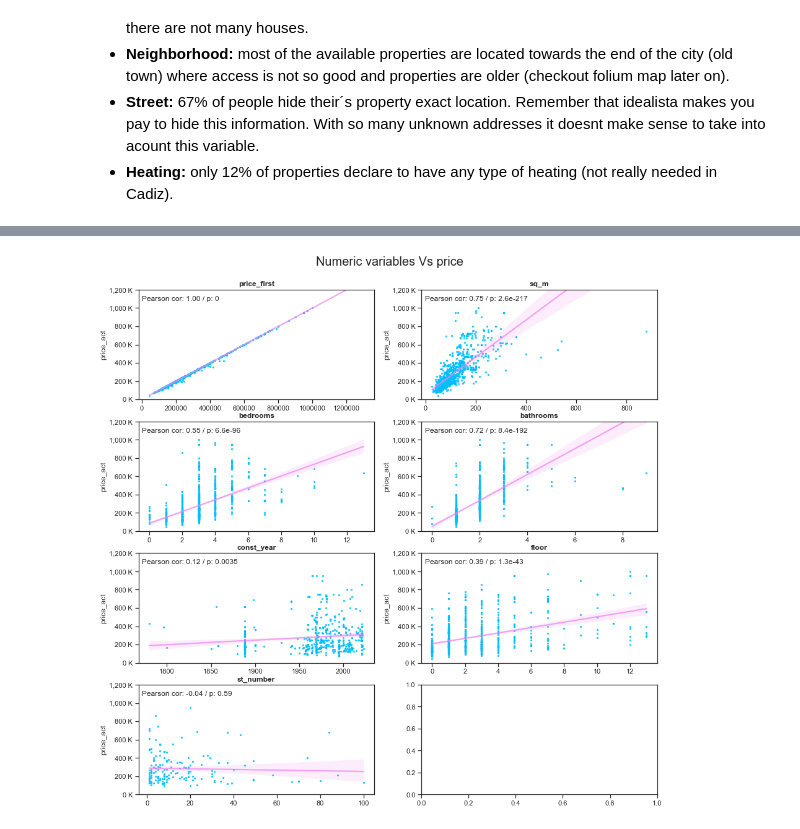
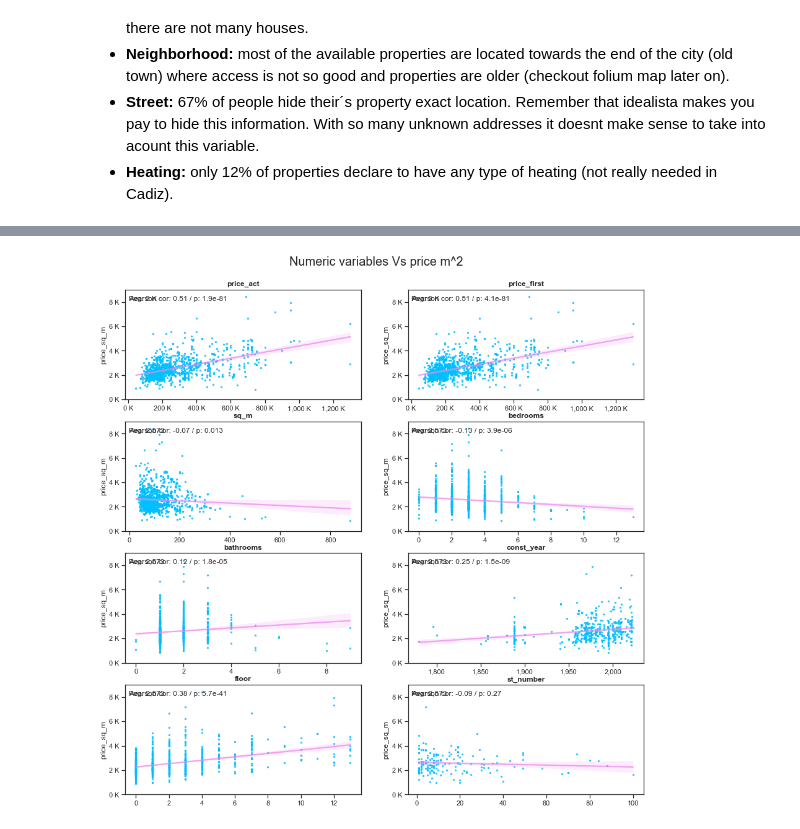
Before and after one commit to estmelra/idealista, a Jupyter notebook: eda.ipynb, the cells around one changed output, grey strips where cells are left out. Saved outputs shown, nothing was run; the diff lists cells and outputs as text; code cells hidden in the pictures.

```diff
--- a/eda.ipynb
+++ b/eda.ipynb
@@ -151,24 +180,34 @@ plt.show()
 # %%
 fig, axes = plt.subplots(4, 2, figsize=(15, 15))
 axes = axes.flatten()
-fig.suptitle('Numeric variables Vs price', fontsize=20, y=0.93)
-numeric_vars_no_price_act = [l for l in numeric_vars if l != 'price_act']
-for i in range(len(numeric_vars_no_price_act)):
-    sns.regplot(ax=axes[i], x=numeric_vars_no_price_act[i], y='price_act', color='deepskyblue', data=data,
+fig.suptitle('Numeric variables Vs price m^2', fontsize=20, y=0.93)
+numeric_vars_no_price_sq_m = [l for l in numeric_vars if l != 'price_sq_m']
+for i in range(len(numeric_vars_no_price_sq_m)):
+    sns.regplot(ax=axes[i], x=numeric_vars_no_price_sq_m[i], y='price_sq_m', color='deepskyblue', data=data,
                 scatter_kws={'s':5}, line_kws={"color": "violet", 'alpha':0.7})
-    axes[i].set_ylim(0, 1200000)
+
+    axes[i].set_ylim(0, 9000)
     axes[i].ticklabel_format(useOffset=False, style='plain')
     axes[i].set_xlabel('')
-    axes[i].set_title(numeric_vars_no_price_act[i], fontweight="bold")
+    axes[i].set_title(numeric_vars_no_price_sq_m[i], fontweight="bold")
     axes[i].yaxis.set_major_formatter(plt.FuncFormatter(th_formater))
 
-    nona_df = data[['price_act', numeric_vars_no_price_act[i]]].dropna() # sp.stats.pearsonr does not accept nan
-    r, p = sp.stats.pearsonr(nona_df['price_act'], nona_df[numeric_vars_no_price_act[i]])
+
+    nona_df = data[['price_sq_m', numeric_vars_no_price_sq_m[i]]].dropna() # sp.stats.pearsonr does not accept nan
+    r, p = sp.stats.pearsonr(nona_df['price_sq_m'], nona_df[numeric_vars_no_price_sq_m[i]])
     annotation_y = axes[i].get_ylim()[1] * 0.9
     anotation_x = ((axes[i].get_xlim()[1] - axes[i].get_xlim()[0]) * 0.1 / 6.75) + axes[i].get_xlim()[0] # 6.75 is the length of the xaxis in pixels aprox
     axes[i].annotate(f'Pearson cor: {r:,.2f} / p: {p:.2g}', (anotation_x, annotation_y))
+
+    # formatting hight xaxis labels
+    if max(data[numeric_vars[i]]) > 100000:
+        axes[i].xaxis.set_major_formatter(plt.FuncFormatter(th_formater))
+        axes[i].annotate(f'Avg: {var_mean/1000:,.0f} K', xy = (anotation_x, annotation_y))
+    else:
+        axes[i].annotate(f'Avg: {var_mean:,.0f}', (anotation_x, annotation_y))
+        axes[i].xaxis.set_major_formatter(plt.FuncFormatter(coma_formater))
 # %% [output]
-[figure, old version]
+[figure, new version]
 # %%
 fig, axes = plt.subplots(5, 1, figsize=(15, 30))
 axes = axes.flatten()
```
Also changed, not shown: parts of 10 cells of this notebook, 3 other files.
